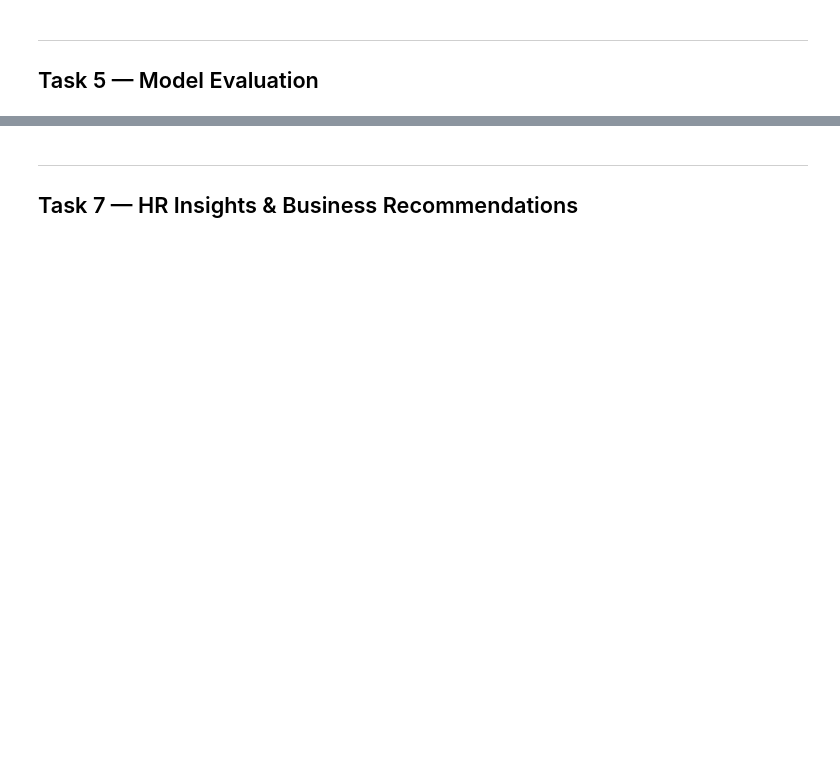
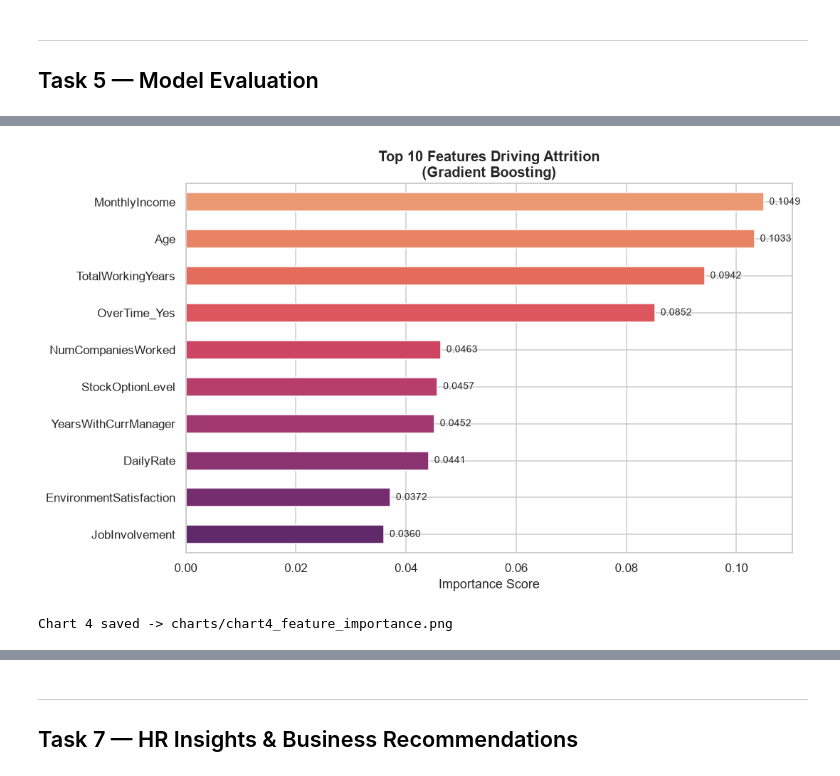
Before and after one commit to shrx404/Employee-Attrition-Analysis, a Jupyter notebook: main.ipynb, the cells around one changed output, grey strips where cells are left out. Saved outputs shown, nothing was run; the diff lists cells and outputs as text; code cells hidden in the pictures; blank space fills up the shorter version.

```diff
--- a/main.ipynb
+++ b/main.ipynb
@@ -457,27 +610,26 @@ print("Chart 3 saved.")
 # %%
-# ── Chart 4: Top 10 Feature Importances (Horizontal Bar Chart) ───────────────
+# ── Chart 4: Top 10 Feature Importances — Horizontal Bar Chart ───────────────
 
 fig, ax = plt.subplots(figsize=(10, 6))
 
-colors_bar = sns.color_palette('flare', 10)[::-1]
-top10.sort_values().plot(
-    kind='barh', ax=ax,
-    color=colors_bar, edgecolor='white'
-)
+top10_sorted = top10.sort_values()
+colors_bar   = sns.color_palette('flare', 10)[::-1]
+top10_sorted.plot(kind='barh', ax=ax, color=colors_bar, edgecolor='white')
 
-ax.set_title(f'Top 10 Features Driving Attrition\n({best_row})',
-             fontsize=13, fontweight='bold')
+ax.set_title(f'Top 10 Features Driving Attrition\n({best_name})', fontsize=13, fontweight='bold')
 ax.set_xlabel('Importance Score')
 ax.set_ylabel('')
 
-# Add value labels
-for i, (val, name) in enumerate(zip(top10.sort_values().values, top10.sort_values().index)):
+for i, val in enumerate(top10_sorted.values):
     ax.text(val + 0.001, i, f'{val:.4f}', va='center', fontsize=9)
 
 plt.tight_layout()
 plt.savefig('charts/chart4_feature_importance.png', bbox_inches='tight', dpi=150)
 plt.show()
-print("Chart 4 saved.")
+print("Chart 4 saved -> charts/chart4_feature_importance.png")
+# %% [output]
+[figure, added]
+Chart 4 saved -> charts/chart4_feature_importance.png
 # %%
 # ── Chart 5 (Bonus): ROC Curve — All 3 Models ────────────────────────────────
 # The ROC curve plots True Positive Rate vs False Positive Rate at every threshold.
```
Also changed, not shown: parts of 36 cells of this notebook, 5 other files.
